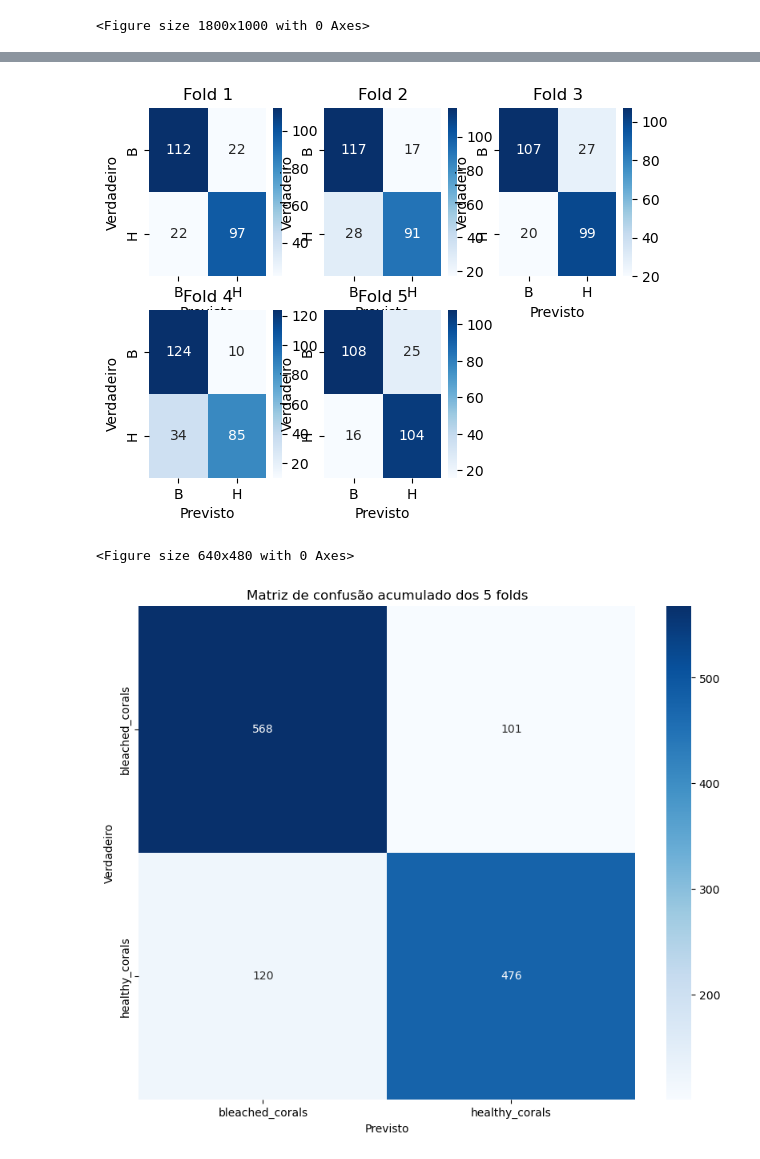
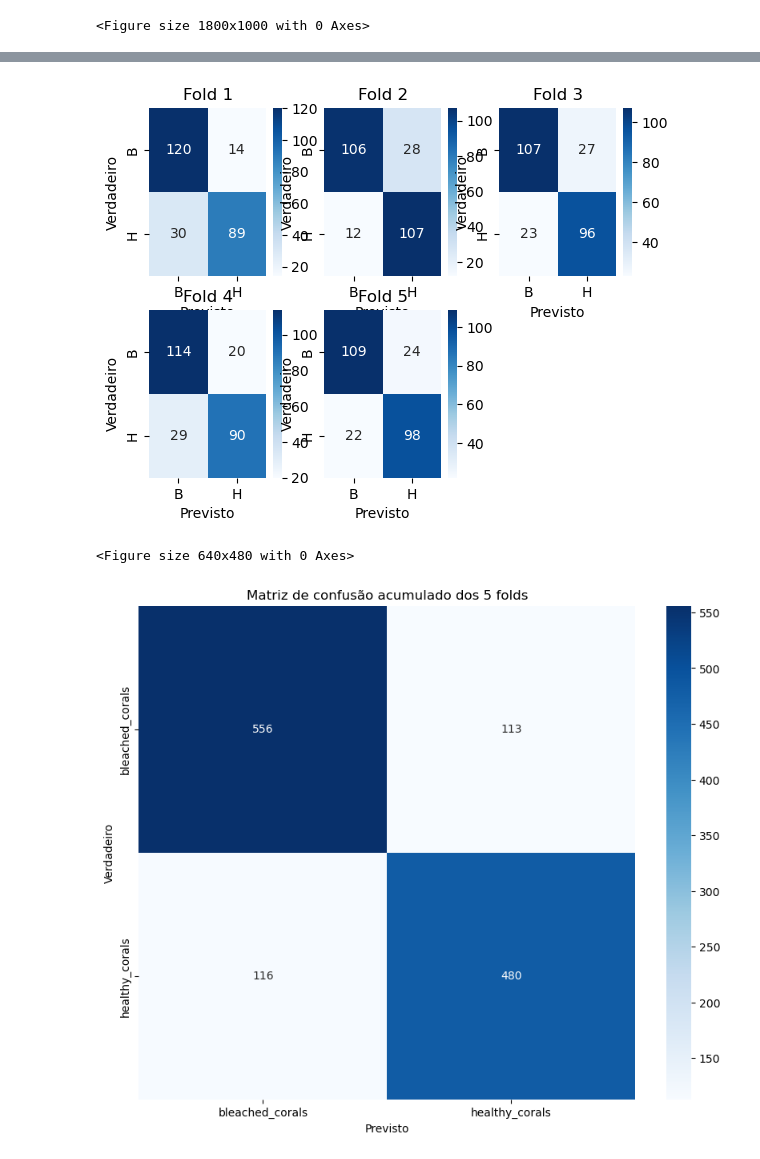
Before and after one commit to HenriqueContini/BleachedCoralCNN, a Jupyter notebook: CNN_BleachedCorals.ipynb, the cells around one changed output, grey strips where cells are left out. Drawn from its saved outputs; the diff is of its cells as text; code cells hidden in the pictures.

```diff
--- a/CNN_BleachedCorals.ipynb
+++ b/CNN_BleachedCorals.ipynb
@@ -90,11 +90,20 @@ def create_model():
         Input(shape=(img_size, img_size, 3)),
         data_augmentation,
         Rescaling(1./255),
-        Conv2D(filters=32, kernel_size=(3, 3), activation="relu", kernel_initializer="he_normal", padding="same"),
-        MaxPooling2D(pool_size=(2, 2)),
-        Conv2D(filters=64, kernel_size=(3, 3), activation="relu", kernel_initializer="he_normal", padding="same"),
-        MaxPooling2D(pool_size=(2, 2)),
+        Conv2D(filters=16, kernel_size=(5, 5), activation="relu", kernel_initializer="he_normal", padding="same"),
+        BatchNormalization(),
+        AveragePooling2D(pool_size=(2, 2)),
+        Conv2D(filters=48, kernel_size=(5, 5), activation="relu", kernel_initializer="he_normal", padding="same"),
+        BatchNormalization(),
+        AveragePooling2D(pool_size=(2, 2)),
+        Conv2D(filters=16, kernel_size=(3, 3), activation="relu", kernel_initializer="he_normal", padding="same"),
+        BatchNormalization(),
+        AveragePooling2D(pool_size=(2, 2)),
         Flatten(),
+        Dense(units=576, activation="relu", kernel_initializer="he_normal"),
+        Dropout(0.2),
+        Dense(units=528, activation="relu", kernel_initializer="he_normal"),
+        Dropout(0.3),
         Dense(units=1, activation="sigmoid")
     ])
 
@@ -157,7 +166,7 @@ for fold, (train_idx, val_idx) in enumerate(skf.split(image_paths, labels)):
 
     early_stopping = EarlyStopping(
         monitor='val_accuracy',
-        patience=25,
+        patience=20,
         mode='max', # 'max' para acurácia, 'min' para perda
         restore_best_weights=True,
         verbose=1
@@ -232,4 +241,4 @@ Score for fold 5: Loss=0.4456; Accuracy=0.8379; Precision=0.8062; Recall=0.8667;
-[figure, old version]
+[figure, new version]
 # %%
 plt.tight_layout() # Ajusta automaticamente os parâmetros do subplot para evitar sobreposição
 plt.suptitle('Matriz de confusão por fold', y=1.02, fontsize=16) # Título geral para os subplots
@@ -245,7 +254,7 @@ plt.ylabel('Verdadeiro')
 plt.title('Matriz de confusão acumulado dos 5 folds')
 plt.show()
 # %% [output]
-[figure, old version]
+[figure, new version]
 # %%
 print("\n" + "="*50)
 print("Resultados Finais da Validação Cruzada K-Folds")
```
Also changed, not shown: parts of 4 cells of this notebook, 2 other files.
